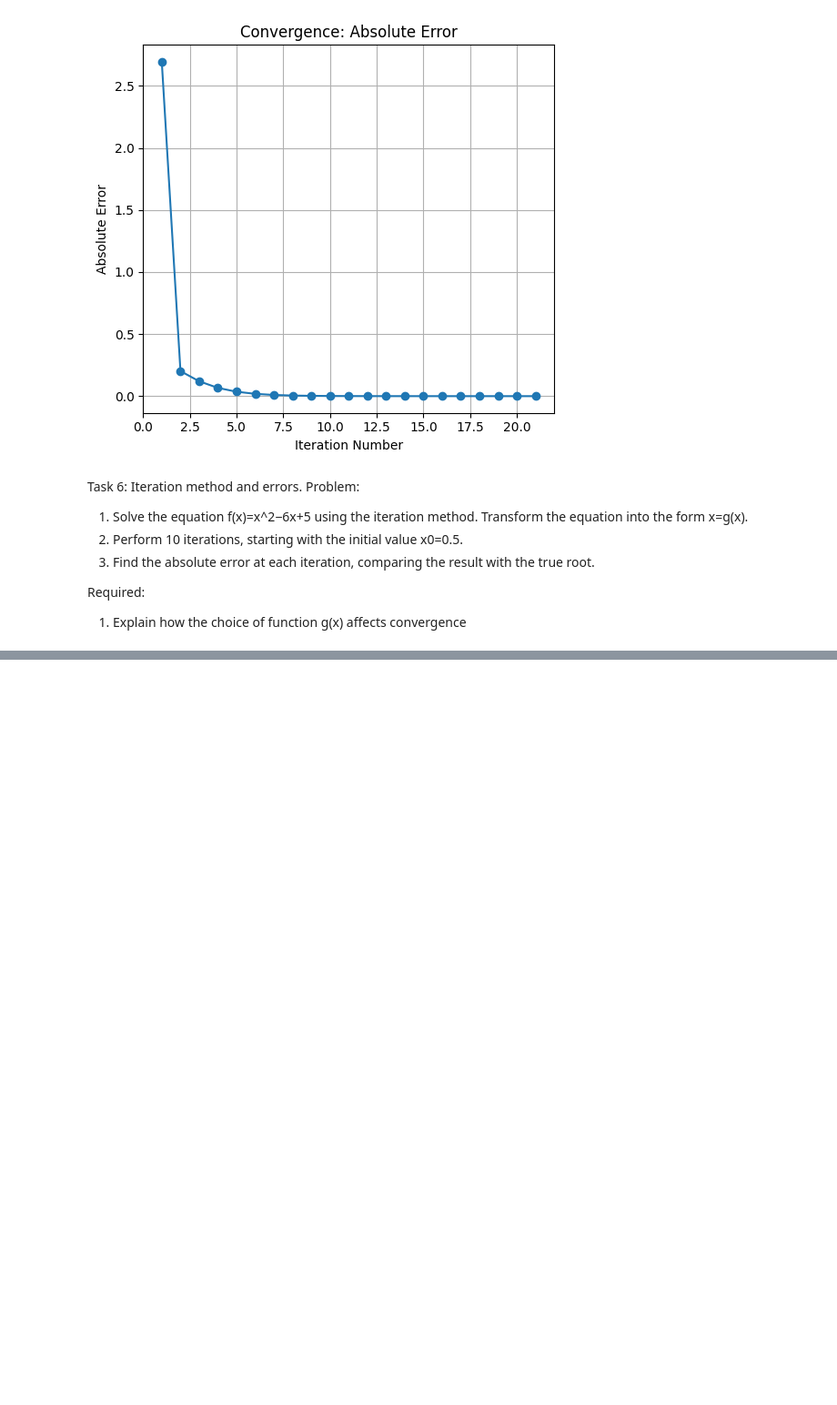
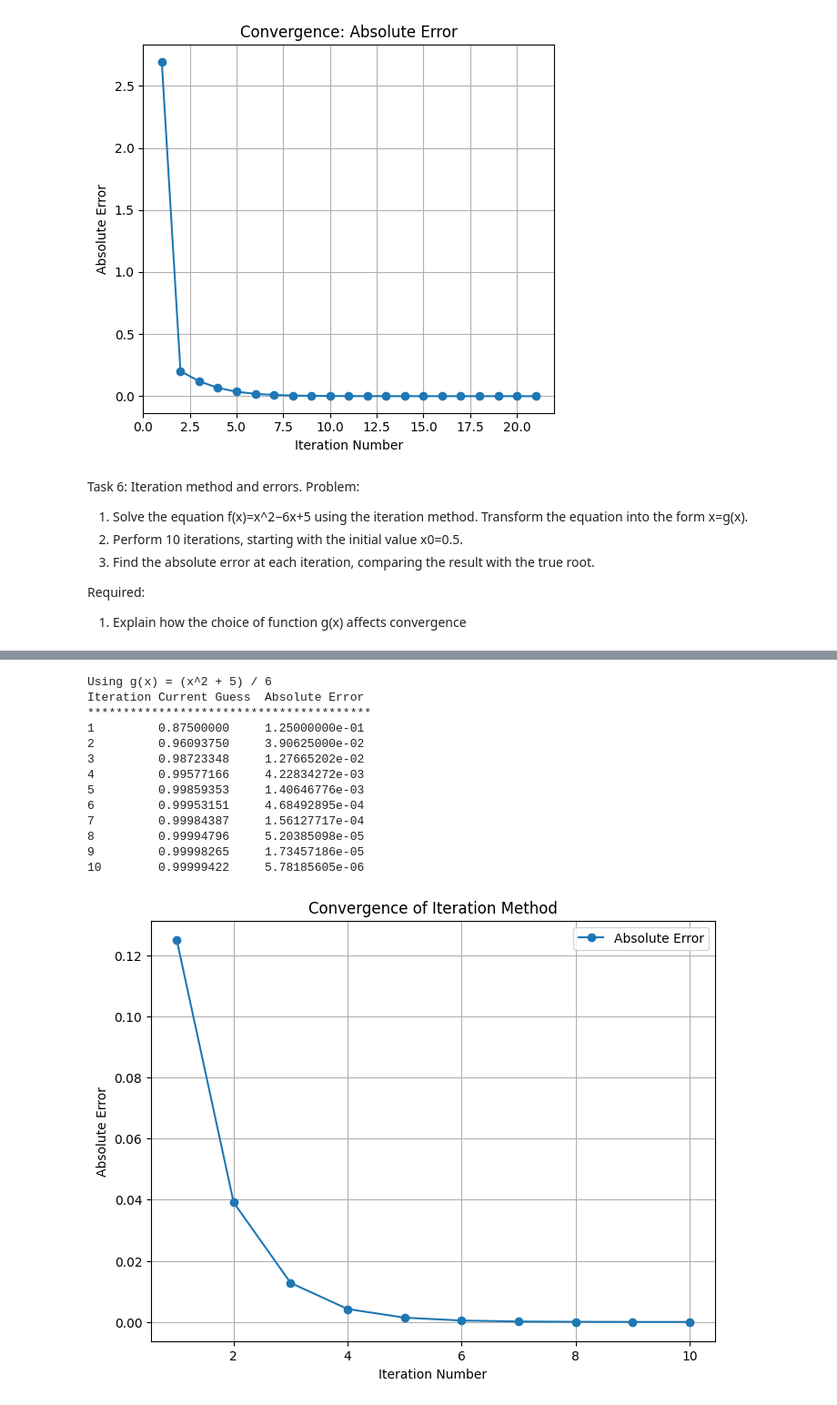
Before and after one commit to diaszakir/Dias_CompMath1, a Jupyter notebook: Assignment1_DiasZakir.ipynb, the cells around one changed output, grey strips where cells are left out. Shown: that part at 91% size. Drawn from its saved outputs; the diff is of its cells as text; code cells hidden in the pictures; blank space fills up the shorter version.

```diff
--- a/Assignment1_DiasZakir.ipynb
+++ b/Assignment1_DiasZakir.ipynb
@@ -401,0 +381,60 @@ Root: None
+# %%
+import matplotlib.pyplot as plt
+
+def iteration_method(g, x0, true_root, iterations=10):
+    x = x0
+    abs_errors = []
+
+    print(f"{'Iteration':<10}{'Current Guess':<15}{'Absolute Error':<15}")
+    print("*" * 40)
+
+    for i in range(1, iterations + 1):
+        x_next = g(x)  # Fixed-point iteration formula
+        absolute_error = abs(true_root - x_next)  # Compare with the true root
+        abs_errors.append(absolute_error)
+
+        print(f"{i:<10}{x_next:<15.8f}{absolute_error:<15.8e}")
+        x = x_next  # Update the current value for the next iteration
+
+    return abs_errors
+
+
+# Transformations for g(x) based on f(x) = x^2 - 6x + 5
+def g1(x):
+    return (x**2 + 5) / 6  # Example transformation 1
+
+# True roots of the equation f(x) = 0
+true_root_1 = 1
+true_root_2 = 5
+
+# Starting point
+x0 = 0.5
+
+# Perform 10 iterations with g1(x)
+print("Using g(x) = (x^2 + 5) / 6")
+abs_errors = iteration_method(g1, x0, true_root_1)
+
+# Plot absolute errors over iterations
+plt.figure(figsize=(8, 6))
+plt.plot(range(1, len(abs_errors) + 1), abs_errors, marker='o', label='Absolute Error')
+plt.title("Convergence of Iteration Method")
+plt.xlabel("Iteration Number")
+plt.ylabel("Absolute Error")
+plt.grid()
+plt.legend()
+plt.show()
+# %% [output]
+Using g(x) = (x^2 + 5) / 6
+Iteration Current Guess  Absolute Error
+****************************************
+1         0.87500000     1.25000000e-01
+2         0.96093750     3.90625000e-02
+3         0.98723348     1.27665202e-02
+4         0.99577166     4.22834272e-03
+5         0.99859353     1.40646776e-03
+6         0.99953151     4.68492895e-04
+7         0.99984387     1.56127717e-04
+8         0.99994796     5.20385098e-05
+9         0.99998265     1.73457186e-05
+10        0.99999422     5.78185605e-06
+[figure, added]
```
Also changed, not shown: parts of 3 cells of this notebook.
